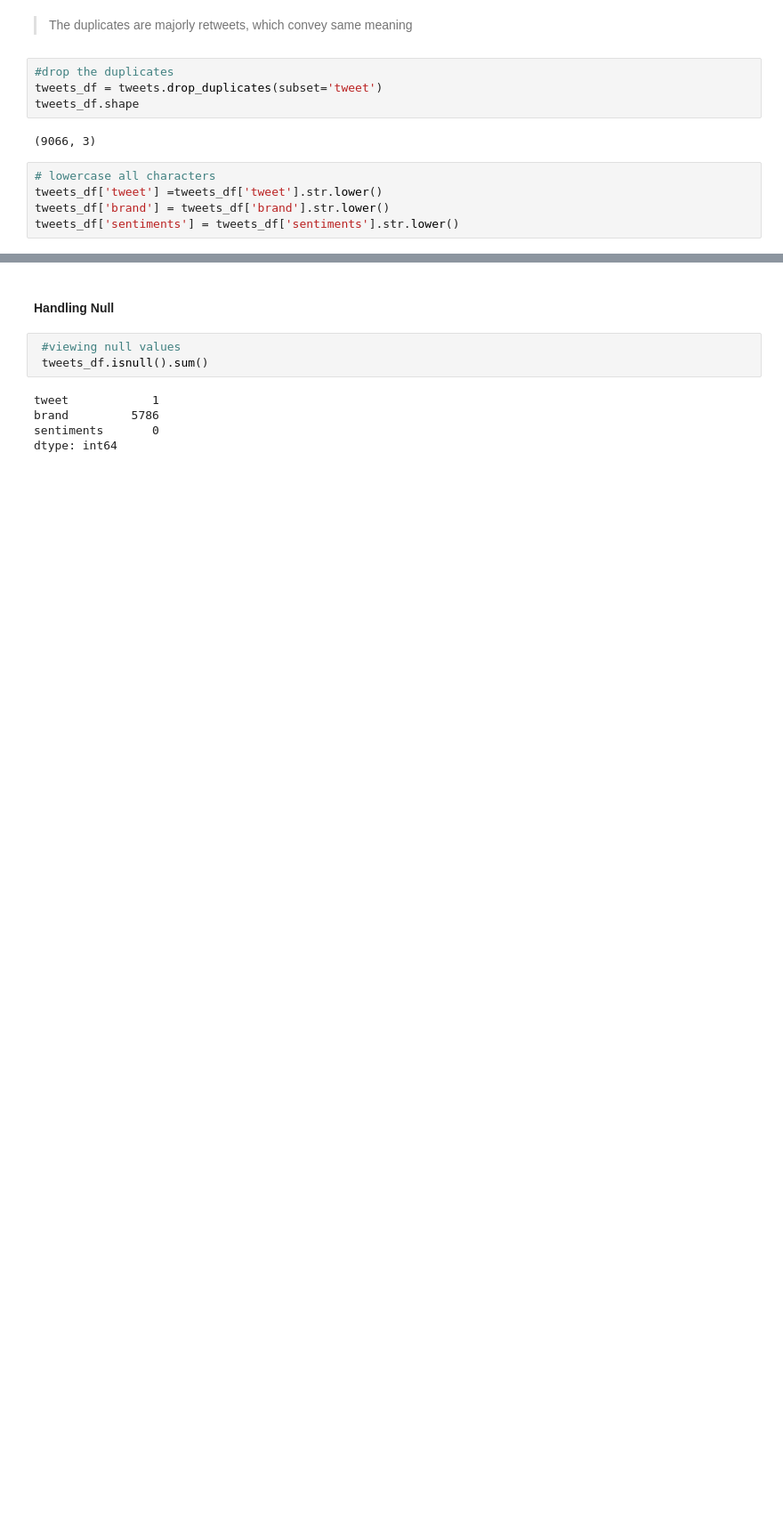
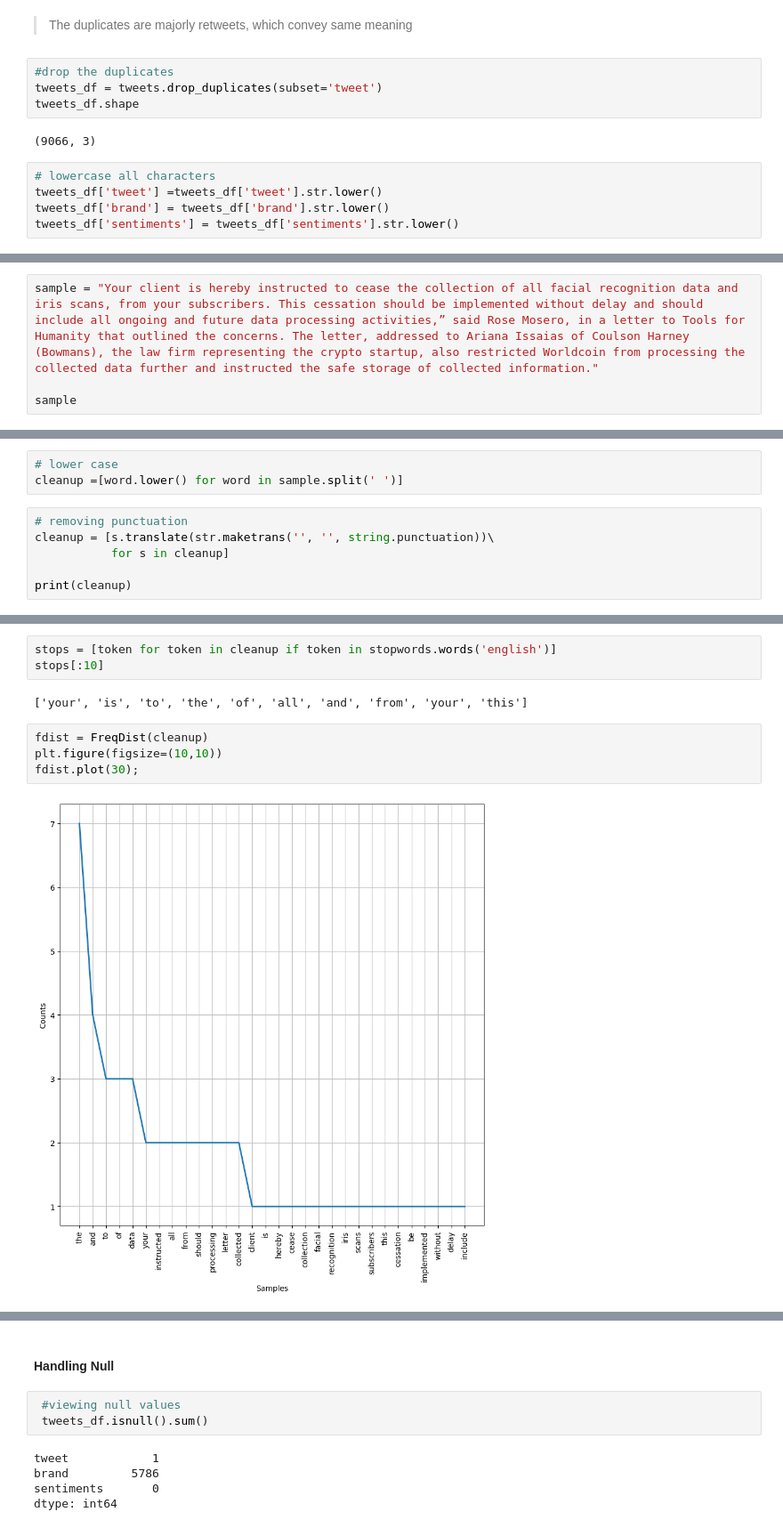
Before and after one commit to kithinji007/Sentiments-Analysis, a Jupyter notebook: Ensemble_6_Final.ipynb, the cells around one changed output, grey strips where cells are left out. Shown at 89% size. Saved outputs shown, nothing was run; the diff lists cells and outputs as text; blank space fills up the shorter version.

```diff
--- a/Ensemble_6_Final.ipynb
+++ b/Ensemble_6_Final.ipynb
@@ -309,0 +308,4 @@ tweets_df.sample(10)
+# %%
+sample = "Your client is hereby instructed to cease the collection of all facial recognition data and iris scans, from your subscribers. This cessation should be implemented without delay and should include all ongoing and future data processing activities,” said Rose Mosero, in a letter to Tools for Humanity that outlined the concerns. The letter, addressed to Ariana Issaias of Coulson Harney (Bowmans), the law firm representing the crypto startup, also restricted Worldcoin from processing the collected data further and instructed the safe storage of collected information."
+
+sample
@@ -309,0 +327,9 @@ tweets_df.sample(10)
+# %%
+# lower case
+cleanup =[word.lower() for word in sample.split(' ')]
+# %%
+# removing punctuation
+cleanup = [s.translate(str.maketrans('', '', string.punctuation))\
+           for s in cleanup]
+
+print(cleanup)
@@ -309,0 +347,11 @@ tweets_df.sample(10)
+# %%
+stops = [token for token in cleanup if token in stopwords.words('english')]
+stops[:10]
+# %% [output]
+['your', 'is', 'to', 'the', 'of', 'all', 'and', 'from', 'your', 'this']
+# %%
+fdist = FreqDist(cleanup)
+plt.figure(figsize=(10,10))
+fdist.plot(30);
+# %% [output]
+[figure, added]
```
Also changed, not shown: parts of 59 cells of this notebook.
